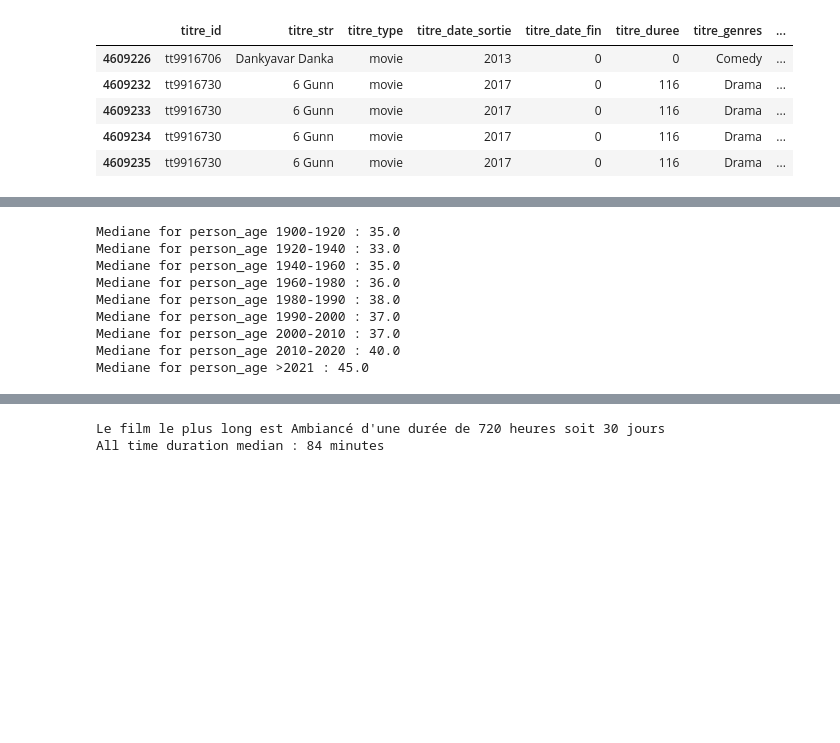
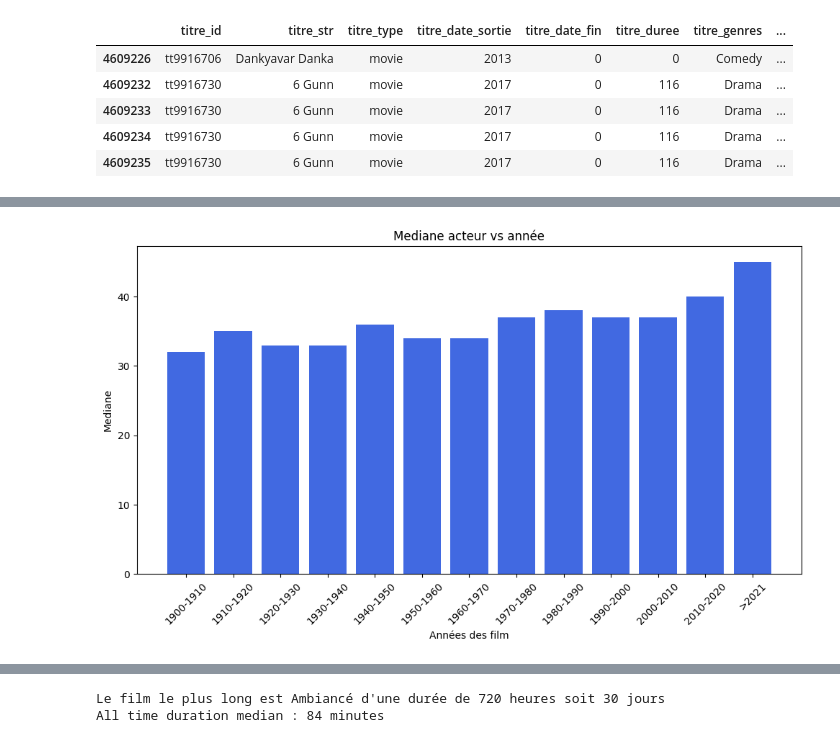
Before and after one commit to Morgan-DCL/project_2, a Jupyter notebook: eda_movies.ipynb, the cells around one changed output, grey strips where cells are left out. Cells and saved outputs as stored; diff of their text form; code cells hidden in the pictures; blank space fills up the shorter version.

```diff
--- a/eda_movies.ipynb
+++ b/eda_movies.ipynb
@@ -93,8 +125,12 @@ clean_porn.to_csv(line, index=False)
 # %%
+# On filtre les films qui sont déja sortie au cinéma
+year_now = datetime.now().year
+
 condi = (
-    clean_porn["person_job"].str.contains("act")
+    (df["person_job"].str.contains("act")) &
+    (df["titre_date_sortie"] <= year_now)
 )
-df = clean_porn[condi]
+df = df[condi]
 actor = df.copy()
 
 """
@@ -123,41 +182,44 @@ actor.tail()
 # %%
 """
 imagine un fonction, qui prendrais en argument une liste de date de
 titre de sortie et retourne la moyenne d'age de ces années des acteurs.
 
 # Quels sont les acteurs les plus présents ?
 # À quelle période ?
 La durée moyenne des films s'allonge ou se raccourcit avec les années ?
 Les acteurs de série sont-ils les mêmes qu'au cinéma ?
 # Les acteurs ont en moyenne quel âge ?
 Quels sont les films les mieux notés ?
 Partagent-ils des caractéristiques communes ? etc...
 
 """
+
 bins, names = bins_generator(actor["titre_date_sortie"].max())
 
 actor["cuts"] = pd.cut(
     actor["titre_date_sortie"],
     bins=bins,
     labels=names
 )
 
+actor_median = []
 for date in names[1:]:
     condi = (
         (actor["person_age"] != 0) &
         (actor["cuts"] == date)
     )
-    print(f"Mediane for person_age {date} :", actor["person_age"][condi].median())
+    # print(f"Mediane for person_age {date} :", actor["person_age"][condi].median())
+    actor_median.append(actor["person_age"][condi].median())
+
+plt.figure(figsize=(10,6))
+plt.bar(names[1:], actor_median, color="royalblue")
+plt.xlabel("Années des film")
+plt.ylabel("Mediane")
+plt.title("Mediane acteur vs année")
+plt.xticks(rotation=45)
+plt.tight_layout()
 # %% [output]
-Mediane for person_age 1900-1920 : 35.0
-Mediane for person_age 1920-1940 : 33.0
-Mediane for person_age 1940-1960 : 35.0
-Mediane for person_age 1960-1980 : 36.0
-Mediane for person_age 1980-1990 : 38.0
-Mediane for person_age 1990-2000 : 37.0
-Mediane for person_age 2000-2010 : 37.0
-Mediane for person_age 2010-2020 : 40.0
-Mediane for person_age >2021 : 45.0
+[figure, added]
 # %%
 # Top 5 des acteurs all time !
 print(actor["person_name"].value_counts().head(5))
```
Also changed, not shown: parts of 17 cells of this notebook, 5 other files.
